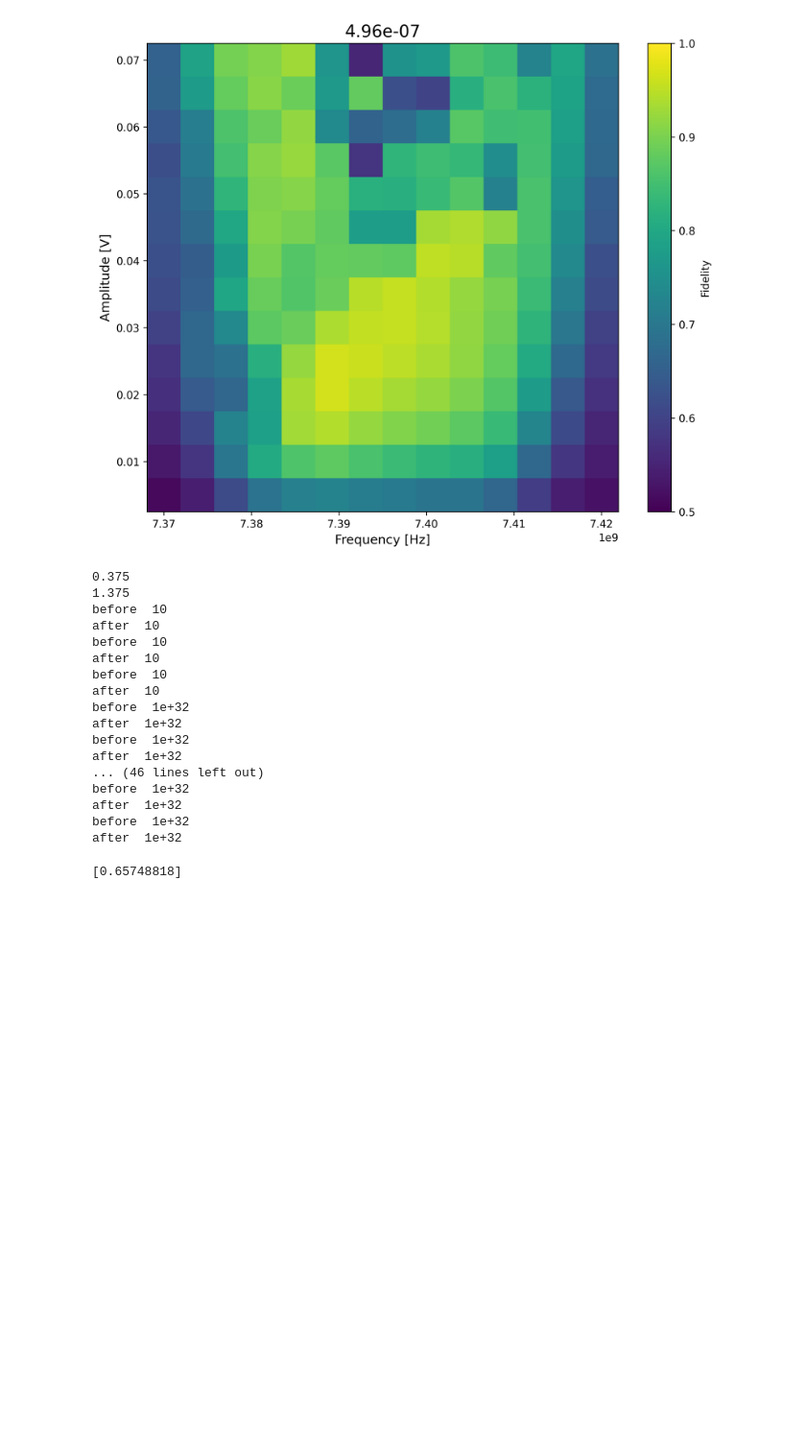
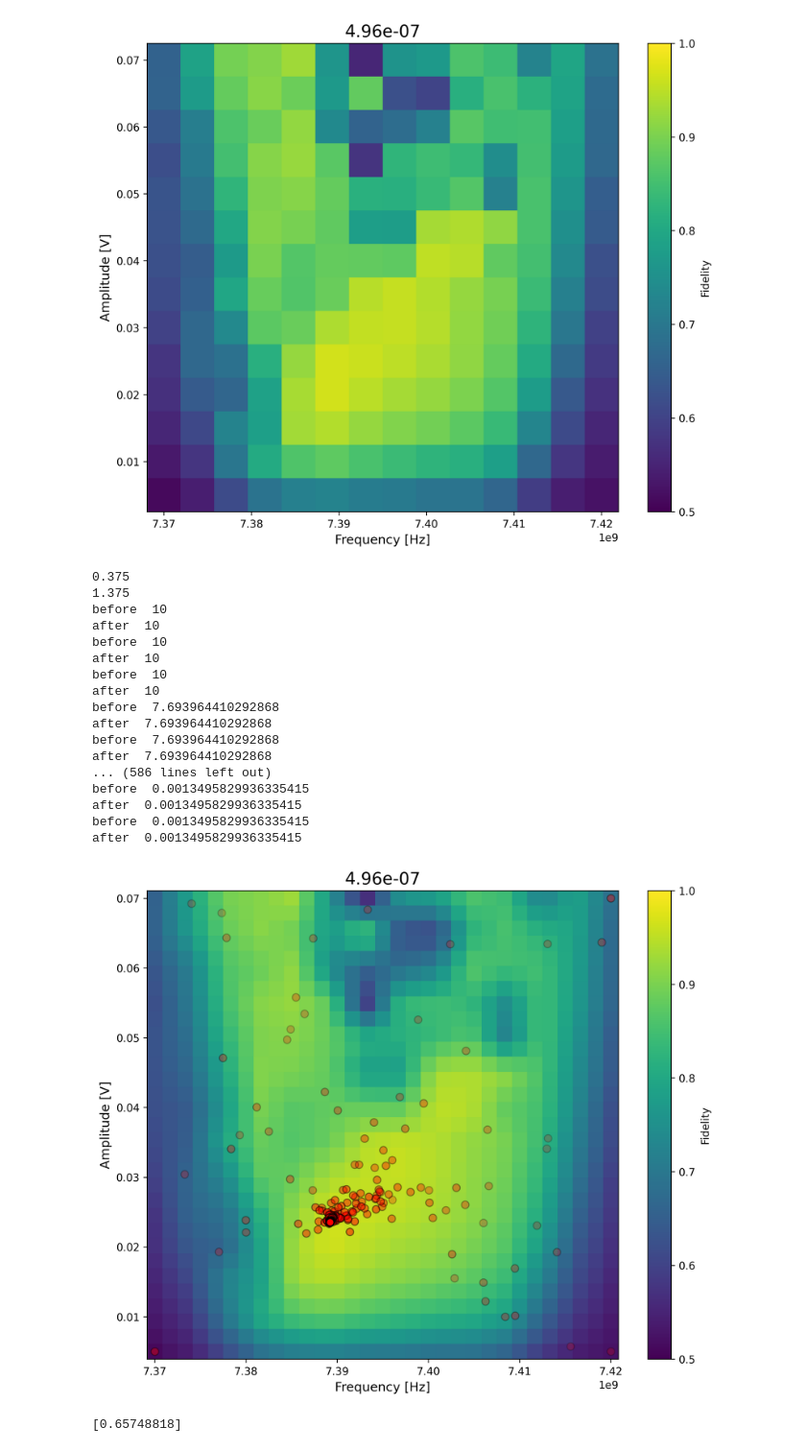
Before and after one commit to peterschaefers/MEP, a Jupyter notebook: cmaes.ipynb, the cells around one changed output. Shown at 96% size. Cells and saved outputs as stored; diff of their text form; code cells hidden in the pictures; blank space fills up the shorter version.

Commit message:
Added visualization of optimization coordinates over iterations.

```diff
--- a/cmaes.ipynb
+++ b/cmaes.ipynb
@@ -184,11 +186,13 @@ for point in points:
 
 print(np.argmax(fidelity_estimates))
 # print(len(fidelity_estimates))
-plotSingleFidelity(x,y,np.array(fidelity_estimates),str(duration))
+_ = plotSingleFidelity(x,y,np.array(fidelity_estimates),str(duration))
 # %% [output]
 61
 [figure]
 # %%
+import random
+
 def objective(point,frequency,amplitude,fidelity):
     F = fidelityEstimate(point, frequency, amplitude, fidelity)
     return np.log(1-F)
@@ -207,6 +211,11 @@ boundY = [0,1]
 bounds = np.array([boundX,boundY])
 
 mean = np.array([0.5,0.5])
+# Try random initial condition (mean)
+mean = np.array([
+    random.uniform(0.1, 0.9),
+    random.uniform(0.1, 0.9),
+])
 
 optimizer = CMA(mean=mean, sigma=sigma, population_size=popsize,bounds=bounds)
 
@@ -223,7 +232,8 @@ maxAmpl = max(amplitude_test)
 deltaAmpl = maxAmpl-minAmpl
 
 #x[0] = frequency, x[1] = amplitude
-for generation in range(10):
+coords = []
+for generation in range(100):
     solutions = []
     for _ in range(optimizer.population_size):
         x = optimizer.ask()
@@ -233,11 +243,15 @@ for generation in range(10):
         x_hat[1] = x_hat[1]*deltaAmpl+minAmpl
 
         value = objective(x_hat,frequency_test, amplitude_test,average_fidelity_test)
-        solutions.append((x_hat,value))
+        solutions.append((x,value))
+        coords.append(x_hat)
         print("after ", optimizer._sigma)
 
         # print(f"{generation=} {value=} {x_hat=}  {x=}")
     optimizer.tell(solutions)
+
+# N by 2 variable keeping track of the (2) coordinates per optimizer iterations
+coords = np.asarray(coords)
 # %% [output]
 0.375
 1.375
@@ -247,15 +261,49 @@ before  10
 after  10
 before  10
 after  10
-before  1e+32
-after  1e+32
-before  1e+32
-after  1e+32
-... (46 lines left out)
-before  1e+32
-after  1e+32
-before  1e+32
-after  1e+32
+before  7.693964410292868
+after  7.693964410292868
+before  7.693964410292868
+after  7.693964410292868
+... (586 lines left out)
+before  0.0013495829936335415
+after  0.0013495829936335415
+before  0.0013495829936335415
+after  0.0013495829936335415
+# %%
+x = np.linspace(min(frequency_test),max(frequency_test), 31)
+y = np.linspace(min(amplitude_test),max(amplitude_test), 31)
+
+X0 = np.array(list(itertools.product(y,x)))
+x = X0[:,1]
+y = X0[:,0]
+points = np.column_stack((x,y))
+
+fidelity_estimates = []
+for point in points:
+    estimate = fidelityEstimate(point, frequency_test, amplitude_test, average_fidelity_test)
+    fidelity_estimates.append(estimate)
+
+fig: plt.Figure = plotSingleFidelity(x,y,np.array(fidelity_estimates),str(duration))
+ax: plt.Axes = fig.axes[0]
+
+x_coords: np.ndarray = coords[:, 0]
+y_coords: np.ndarray = coords[:, 1]
+
+# Normalize alpha values based on the order of points
+alphas = np.linspace(0.2, 1.0, len(x_coords))  # Range alpha from 0.2 (transparent) to 1.0 (opaque)
+
+# Scatter plot for the dots
+for x, y, alpha in zip(x_coords, y_coords, alphas):
+    ax.scatter(
+        x, y,
+        color="red",
+        alpha=alpha,
+        edgecolor="black",
+        s=50,
+    )
+# %% [output]
+[figure, added]
 # %%
 point = solutions[0][0]
 result = fidelityEstimate(point, frequency_test, amplitude_test, average_fidelity_test)
```
Also changed, not shown: parts of 5 cells of this notebook.
